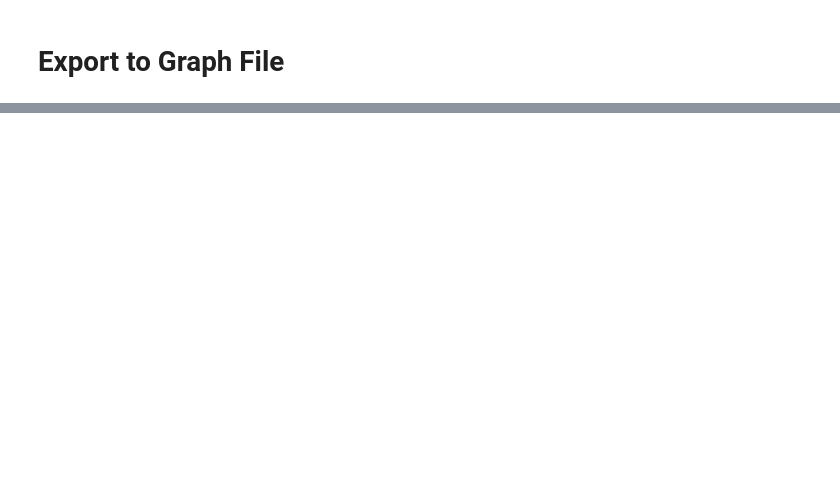
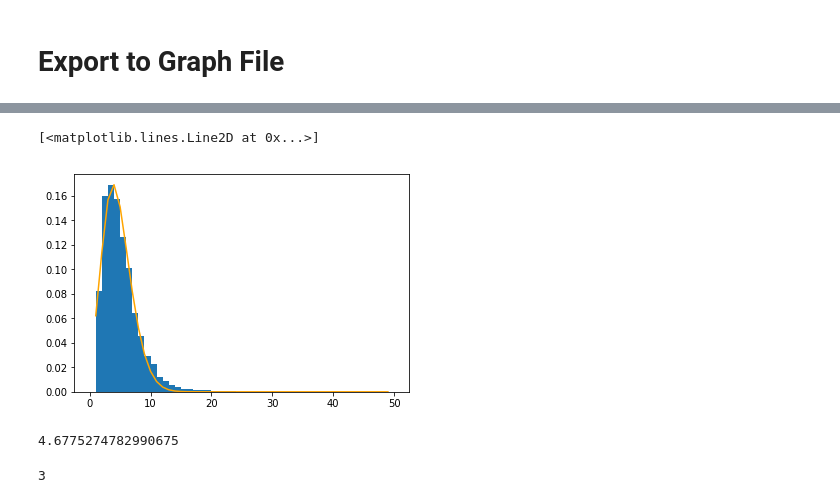
Before and after one commit to AlexDKlein/graphing-scientific-studies, a Jupyter notebook: modeling.ipynb, the cells around one changed output, grey strips where cells are left out. Cells and saved outputs as stored; diff of their text form; code cells hidden in the pictures; blank space fills up the shorter version.

```diff
--- a/modeling.ipynb
+++ b/modeling.ipynb
@@ -154,0 +320,6 @@ dict_keys(['__name__', '__doc__', '__package__', '__loader__', '__spec__', '__bu
+# %%
+plt.hist(X['numAuthors'], bins=50, range=(0,50), density=True)
+plt.plot(range(1,50), stats.skewnorm(loc=2, scale=3.5, a=2).pdf(range(1, 50)), c='orange')
+# %% [output]
+[<matplotlib.lines.Line2D at 0x...>]
+[figure, added]
@@ -154,0 +328,9 @@ dict_keys(['__name__', '__doc__', '__package__', '__loader__', '__spec__', '__bu
+# %%
+X['numAuthors'].mean()
+# %% [output]
+4.6775274782990675
+# %%
+n = stats.skewnorm(loc=2, scale=3.5, a=2).pdf(range(1, 50))
+n.argmax()
+# %% [output]
+3
```
Also changed, not shown: parts of 46 cells of this notebook.
